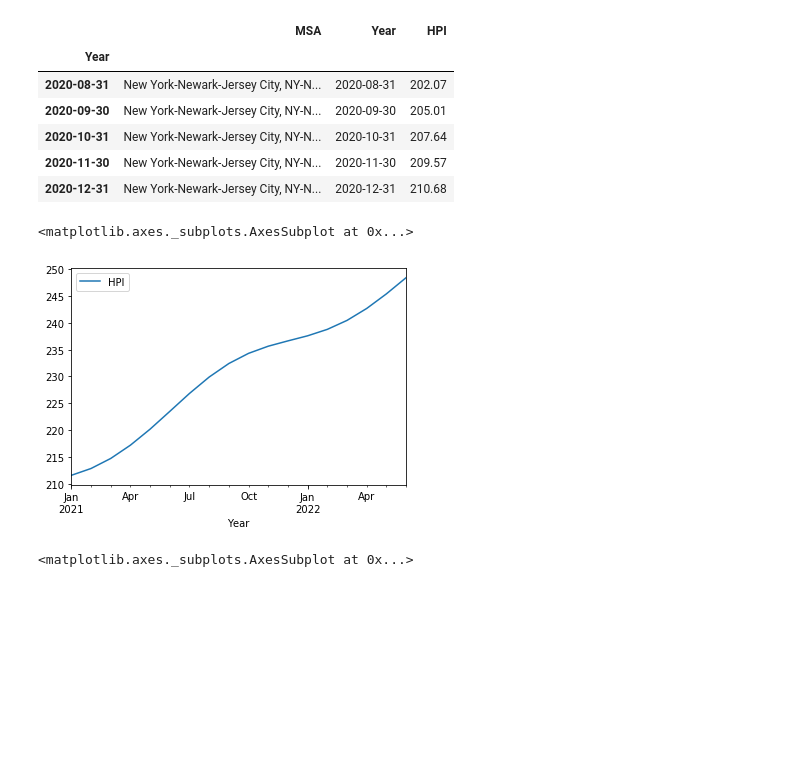
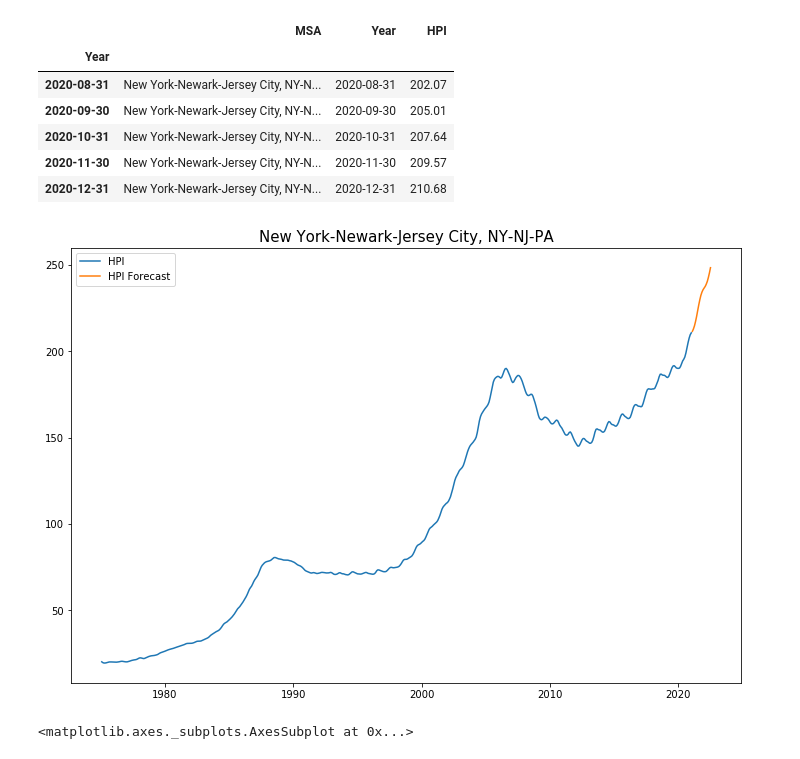
Before and after one commit to jjalomo93/Real_Estate_Dashboard, a Jupyter notebook: forecasting.ipynb, the cells around one changed output. Drawn from its saved outputs; the diff is of its cells as text; code cells hidden in the pictures; blank space fills up the shorter version.

Commit message:
ny forecast w/ graph

```diff
--- a/forecasting.ipynb
+++ b/forecasting.ipynb
@@ -824,11 +824,16 @@ df_ny1.tail()
 | 2020-10-31 | New York-Newark-Jersey City, NY-N... | 2020-10-31 | 207.64 |
 | 2020-11-30 | New York-Newark-Jersey City, NY-N... | 2020-11-30 | 209.57 |
 | 2020-12-31 | New York-Newark-Jersey City, NY-N... | 2020-12-31 | 210.68 |
-# %%
-fcast.plot()
-# %% [output]
-<matplotlib.axes._subplots.AxesSubplot at 0x...>
-[figure, removed]
+# %%
+plt.figure(figsize=(12,8))
+plt.plot(ts)
+plt.plot(fcast)
+plt.legend(['HPI', 'HPI Forecast'])
+plt.title('New York-Newark-Jersey City, NY-NJ-PA', size=15)
+# plt.
+plt.show()
+# %% [output]
+[figure, added]
 # %%
 predictions_ARIMA_log.plot()
 # %% [output]
```
Also changed, not shown: parts of 1 cell of this notebook.
